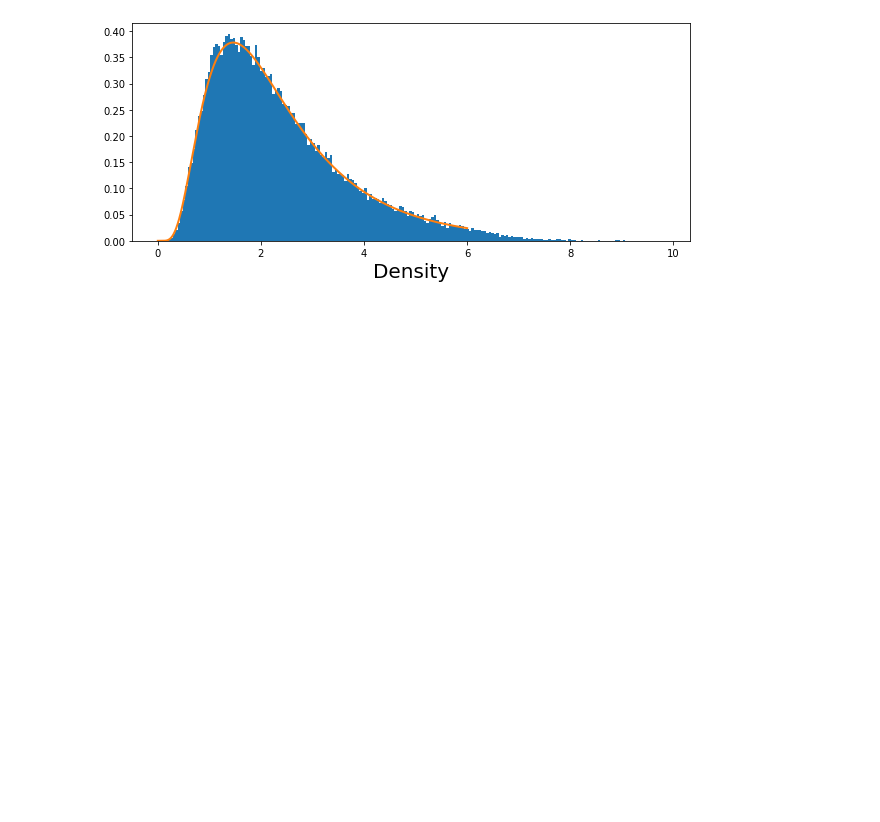
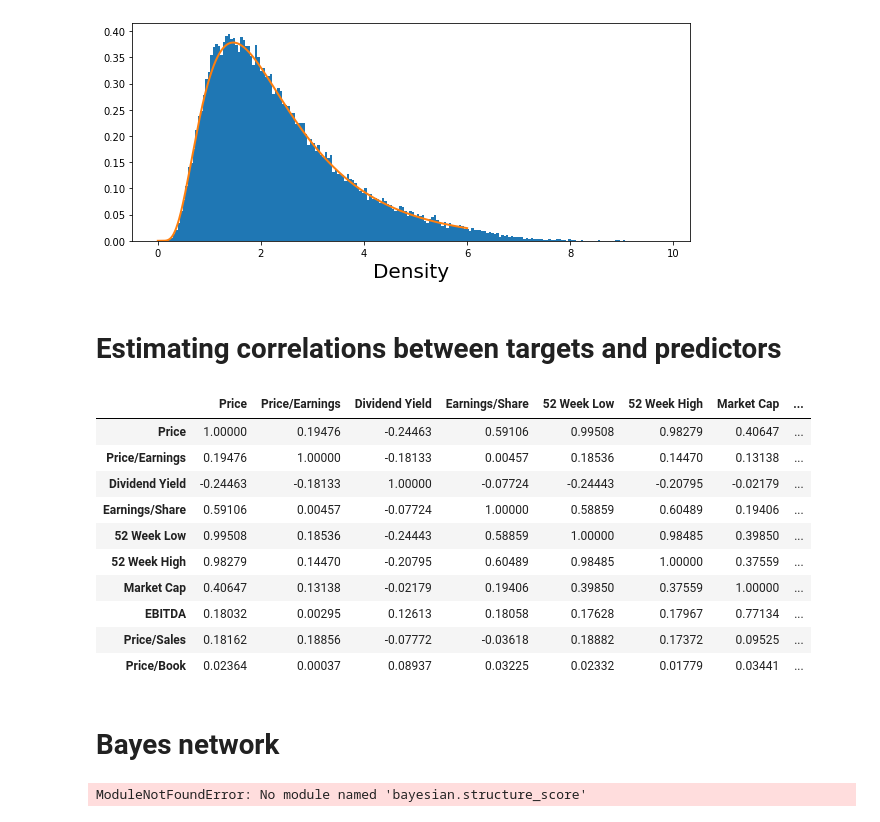
Before and after one commit to morkovka1337/multidimensional_data_processing, a Jupyter notebook: task3.ipynb, the cells around one changed output. Cells and saved outputs as stored; diff of their text form; code cells hidden in the pictures; blank space fills up the shorter version.

```diff
--- a/task3.ipynb
+++ b/task3.ipynb
@@ -263,3 +263,47 @@ print("Efficiency: %s"%round(len(samples) / N, 3))
 Num Samples Collected: 48719
 Efficiency: 0.487
 [figure]
+# %% [markdown]
+# Estimating correlations between targets and predictors
+# %%
+data.corr()
+# %% [output]
+|  | Price | Price/Earnings | Dividend Yield | Earnings/Share | 52 Week Low | 52 Week High | Market Cap | ... |
+| Price | 1.00000 | 0.19476 | -0.24463 | 0.59106 | 0.99508 | 0.98279 | 0.40647 | ... |
+| Price/Earnings | 0.19476 | 1.00000 | -0.18133 | 0.00457 | 0.18536 | 0.14470 | 0.13138 | ... |
+| Dividend Yield | -0.24463 | -0.18133 | 1.00000 | -0.07724 | -0.24443 | -0.20795 | -0.02179 | ... |
+| Earnings/Share | 0.59106 | 0.00457 | -0.07724 | 1.00000 | 0.58859 | 0.60489 | 0.19406 | ... |
+| 52 Week Low | 0.99508 | 0.18536 | -0.24443 | 0.58859 | 1.00000 | 0.98485 | 0.39850 | ... |
+| 52 Week High | 0.98279 | 0.14470 | -0.20795 | 0.60489 | 0.98485 | 1.00000 | 0.37559 | ... |
+| Market Cap | 0.40647 | 0.13138 | -0.02179 | 0.19406 | 0.39850 | 0.37559 | 1.00000 | ... |
+| EBITDA | 0.18032 | 0.00295 | 0.12613 | 0.18058 | 0.17628 | 0.17967 | 0.77134 | ... |
+| Price/Sales | 0.18162 | 0.18856 | -0.07772 | -0.03618 | 0.18882 | 0.17372 | 0.09525 | ... |
+| Price/Book | 0.02364 | 0.00037 | 0.08937 | 0.03225 | 0.02332 | 0.01779 | 0.03441 | ... |
+# %% [markdown]
+# Bayes network
+# %%
+
+from BAMT.bayesian.train_bn import structure_learning, parameter_learning
+from BAMT.preprocess.discretization import get_nodes_type, discretization, code_categories, get_nodes_sign
+from BAMT.bayesian.save_bn import save_structure, save_params, read_structure, read_params
+from BAMT.bayesian.sampling import generate_synthetics
+from BAMT.external.libpgm.hybayesiannetwork import HyBayesianNetwork
+from BAMT.visualization.visualization import draw_BN
+
+# Price	Price/Earnings	Dividend Yield	Earnings/Share	52 Week Low	52 Week High	Market Cap	EBITDA	Price/Sales	Price/Book
+data.dropna(inplace=True)
+data.reset_index(inplace=True, drop=True)
+nodes_type = get_nodes_type(data)
+nodes_type
+nodes_sign = get_nodes_sign(data)
+nodes_sign
+coded_data, coder = code_categories(data, 'label', ['Sector'])
+discrete_data, coder = discretization(coded_data, 'equal_frequency',
+                                      ['Price',	'Price/Earnings', 'Dividend Yield',	'Earnings/Share',
+                                       '52 Week Low',	'52 Week High',	'Market Cap',	'EBITDA',
+                                       'Price/Sales',	'Price/Book'])
+bn = structure_learning(discrete_data, 'HC', nodes_type, 'K2')
+bn
+draw_BN(bn, nodes_type, 'geo_bn')
+# %% [output]
+ModuleNotFoundError: No module named 'bayesian.structure_score'
```
